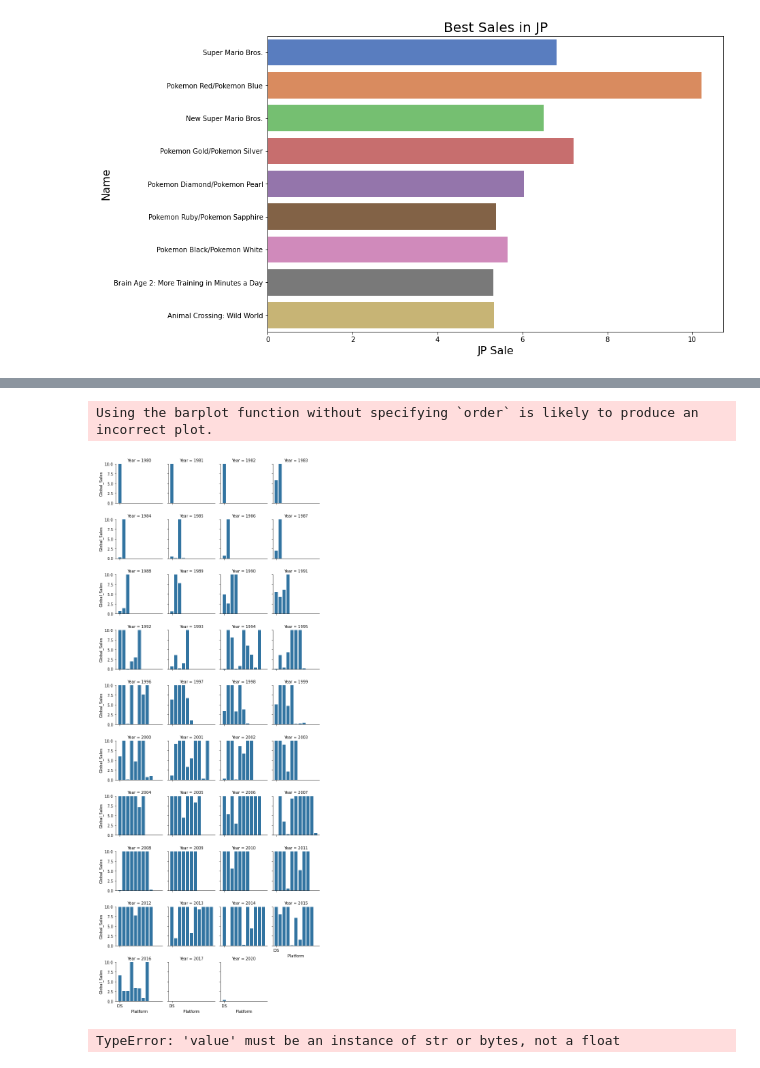
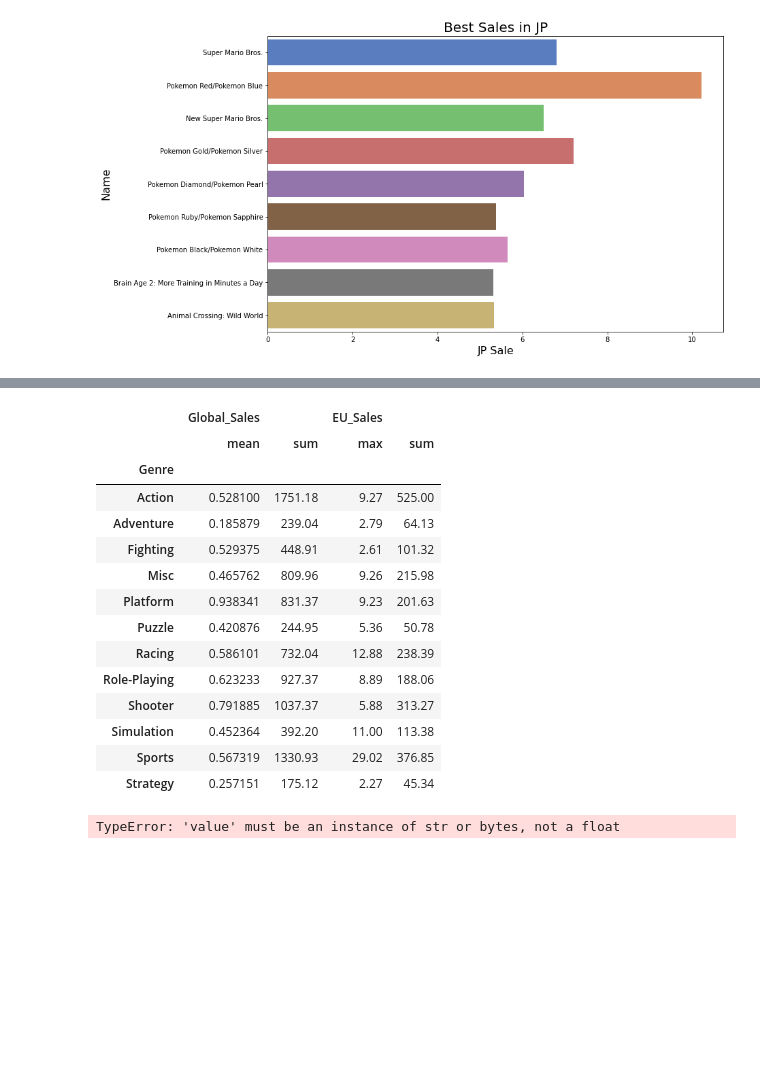
Before and after one commit to selingumusdag/video-game-sales, a Jupyter notebook: Untitled.ipynb, the cells around one changed output, grey strips where cells are left out. Cells and saved outputs as stored; diff of their text form; code cells hidden in the pictures; blank space fills up the shorter version.

```diff
--- a/Untitled.ipynb
+++ b/Untitled.ipynb
@@ -85,13 +165,25 @@ fig=px.line(games_year_sale,x="Year",y="Global_Sales",color="Platform")
 fig.show()
 # %% [output]
 [interactive output not drawn]
-# %%
-g = sns.FacetGrid(games_year_sale, col='Year', col_wrap=4, height=2, ylim=(0, 10))
-g.map(sns.barplot, "Platform", "Global_Sales");
-plt.show()
-# %% [output]
-Using the barplot function without specifying `order` is likely to produce an incorrect plot.
-[figure, removed]
+# %%
+group_genre=games.groupby('Genre').agg({'Global_Sales':['mean','sum'],'EU_Sales':['max','sum']})
+group_genre
+# %% [output]
+|  | Global_Sales |  | EU_Sales |  |
+|  | mean | sum | max | sum |
+| Genre |  |  |  |  |
+| Action | 0.528100 | 1751.18 | 9.27 | 525.00 |
+| Adventure | 0.185879 | 239.04 | 2.79 | 64.13 |
+| Fighting | 0.529375 | 448.91 | 2.61 | 101.32 |
+| Misc | 0.465762 | 809.96 | 9.26 | 215.98 |
+| Platform | 0.938341 | 831.37 | 9.23 | 201.63 |
+| Puzzle | 0.420876 | 244.95 | 5.36 | 50.78 |
+| Racing | 0.586101 | 732.04 | 12.88 | 238.39 |
+| Role-Playing | 0.623233 | 927.37 | 8.89 | 188.06 |
+| Shooter | 0.791885 | 1037.37 | 5.88 | 313.27 |
+| Simulation | 0.452364 | 392.20 | 11.00 | 113.38 |
+| Sports | 0.567319 | 1330.93 | 29.02 | 376.85 |
+| Strategy | 0.257151 | 175.12 | 2.27 | 45.34 |
 # %%
 import seaborn as sns
 plt.figure(figsize=(15,8))
```
Also changed, not shown: parts of 11 cells of this notebook.
